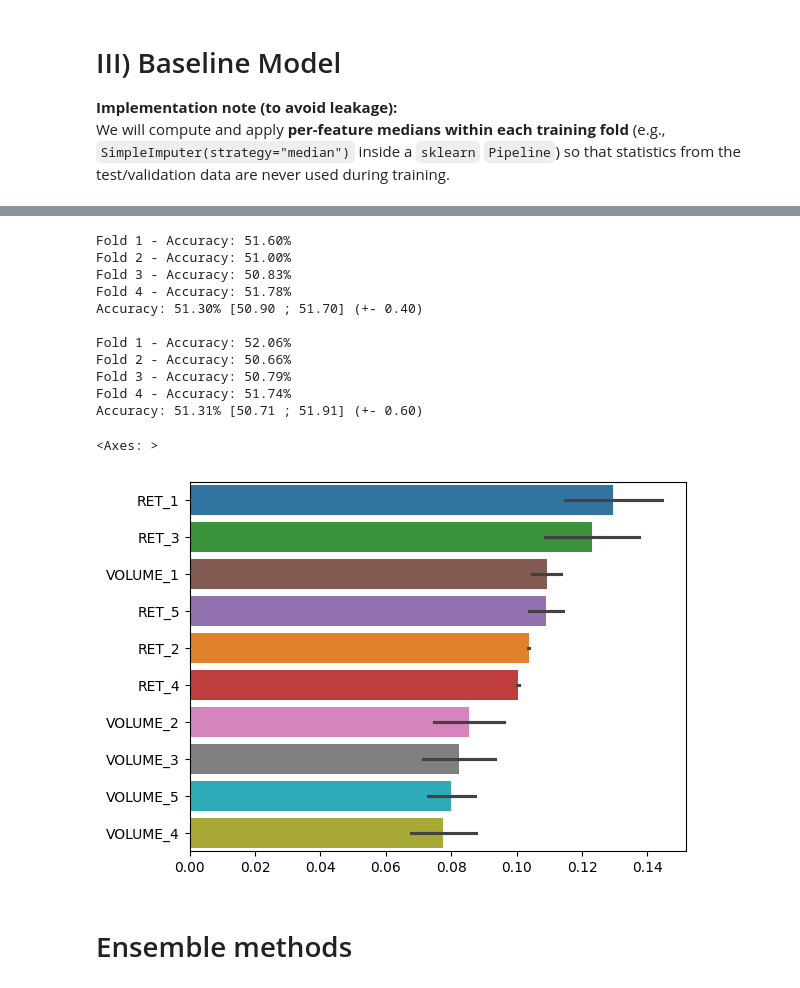
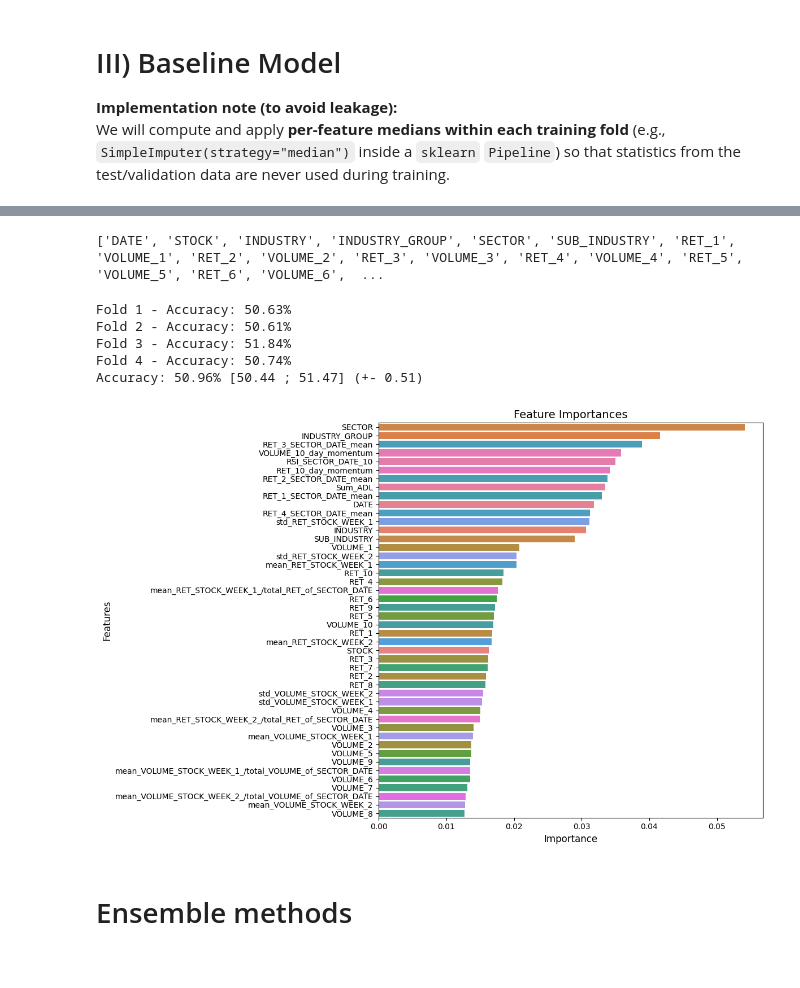
Before and after one commit to AxelPortier/QRT_Challenge_ENS, a Jupyter notebook: Test_Axel.ipynb, the cells around one changed output, grey strips where cells are left out. Saved outputs shown, nothing was run; the diff lists cells and outputs as text; code cells hidden in the pictures.

```diff
--- a/Test_Axel.ipynb
+++ b/Test_Axel.ipynb
@@ -539,3 +490,6 @@ False    49.320219
 Name: proportion, dtype: float64
 # %% [markdown]
 # III) Feature Engineering
+# %%
+new_features = []
+frames = [cleaning_train_iso.copy(), cleaning_train_iqr.copy(), test.copy()]
@@ -564,7 +851,13 @@ train[features].head()
 | 2 | 0.000440 | -0.058896 | -0.009042 | 0.024852 | 0.009354 | -0.096282 | 0.084771 | -0.298777 | -0.157421 | 0.091455 |
 | 3 | 0.031298 | 0.007756 | -0.004632 | -0.019677 | 0.003544 | -0.429540 | -0.089919 | -0.639737 | -0.940163 | -0.882464 |
 | 4 | 0.027273 | -0.039302 | 0.000000 | 0.000000 | 0.022321 | -0.847155 | -0.943033 | -1.180629 | -1.313896 | -1.204398 |
+# %%
+features = [col for col in frames[0].columns if col not in target]
+print(features)
+# %% [output]
+['DATE', 'STOCK', 'INDUSTRY', 'INDUSTRY_GROUP', 'SECTOR', 'SUB_INDUSTRY', 'RET_1', 'VOLUME_1', 'RET_2', 'VOLUME_2', 'RET_3', 'VOLUME_3', 'RET_4', 'VOLUME_4', 'RET_5', 'VOLUME_5', 'RET_6', 'VOLUME_6',  ...
 # %%
+train = frames[0].copy()
 X_train = train[features]
 y_train = train[target]
 
@@ -590,6 +883,7 @@ test_dates = test['DATE'].unique()
 
 n_splits = 4
 models = [xgb.XGBClassifier(**xgb_params), RandomForestClassifier(**rf_params)]
+models = [xgb.XGBClassifier(**xgb_params)]
 
 for model in models :
     scores = []
@@ -629,24 +923,36 @@ for model in models :
     l = (mean - std)
     print(f'Accuracy: {mean:.2f}% [{l:.2f} ; {u:.2f}] (+- {std:.2f})\n')
 # %% [output]
-Fold 1 - Accuracy: 51.60%
-Fold 2 - Accuracy: 51.00%
-Fold 3 - Accuracy: 50.83%
-Fold 4 - Accuracy: 51.78%
-Accuracy: 51.30% [50.90 ; 51.70] (+- 0.40)
-
-Fold 1 - Accuracy: 52.06%
-Fold 2 - Accuracy: 50.66%
-Fold 3 - Accuracy: 50.79%
-Fold 4 - Accuracy: 51.74%
-Accuracy: 51.31% [50.71 ; 51.91] (+- 0.60)
+Fold 1 - Accuracy: 50.63%
+Fold 2 - Accuracy: 50.61%
+Fold 3 - Accuracy: 51.84%
+Fold 4 - Accuracy: 50.74%
+Accuracy: 50.96% [50.44 ; 51.47] (+- 0.51)
-# %%
-feature_importances = pd.DataFrame([model.feature_importances_ for model in models], columns=features)
-
-sns.barplot(data=feature_importances, orient='h', order=feature_importances.mean().sort_values(ascending=False).index)
-# %% [output]
-<Axes: >
-[figure, removed]
+# %%
+import matplotlib.pyplot as plt
+import seaborn as sns
+
+# Increase figure size (width=12, height=8 for example)
+plt.figure(figsize=(12, 8))
+
+feature_importances = pd.DataFrame(
+    [model.feature_importances_ for model in models],
+    columns=features
+)
+
+sns.barplot(
+    data=feature_importances,
+    orient='h',
+    order=feature_importances.mean().sort_values(ascending=False).index
+)
+
+plt.title("Feature Importances", fontsize=14)
+plt.xlabel("Importance", fontsize=12)
+plt.ylabel("Features", fontsize=12)
+plt.tight_layout()
+plt.show()
+# %% [output]
+[figure, added]
 # %% [markdown]
 # Ensemble methods
 # %% [markdown]
```
Also changed, not shown: parts of 49 cells of this notebook, 2 other files.
